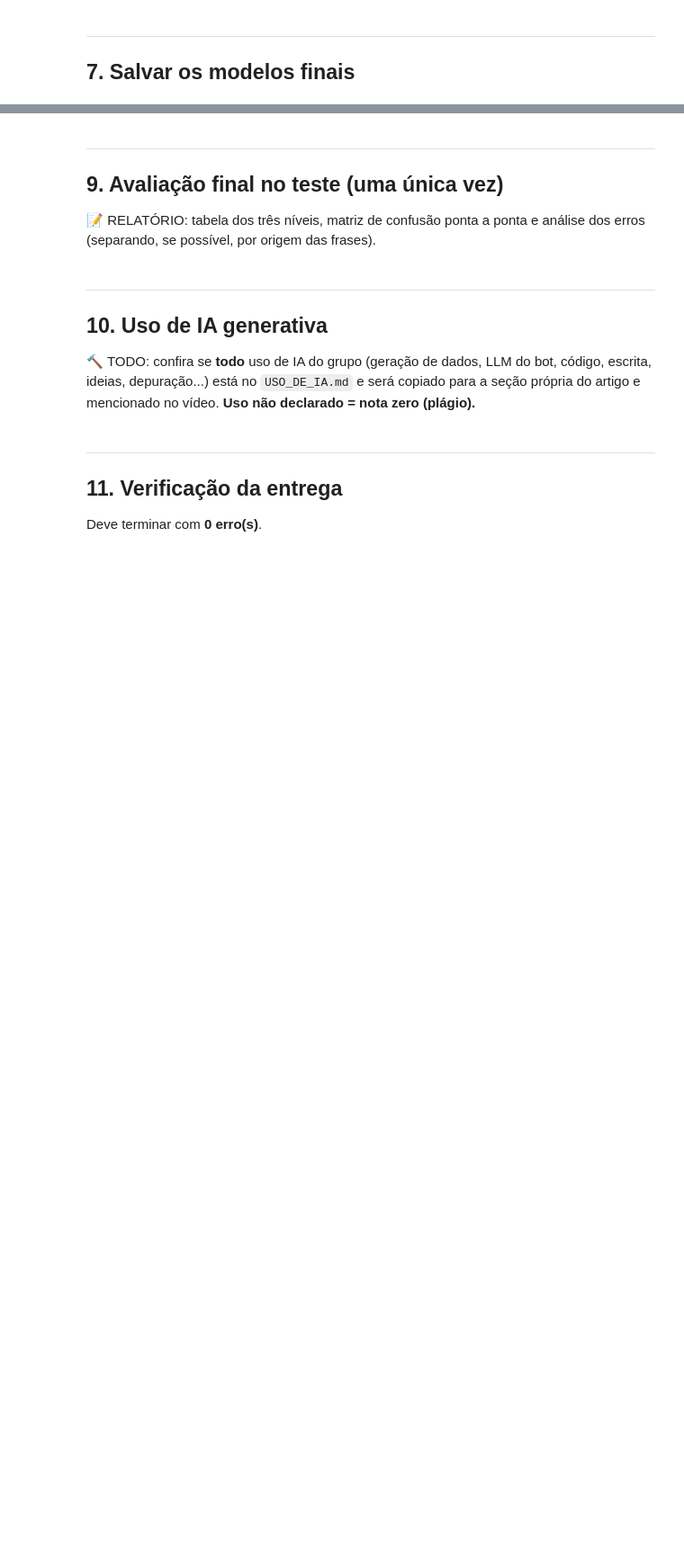
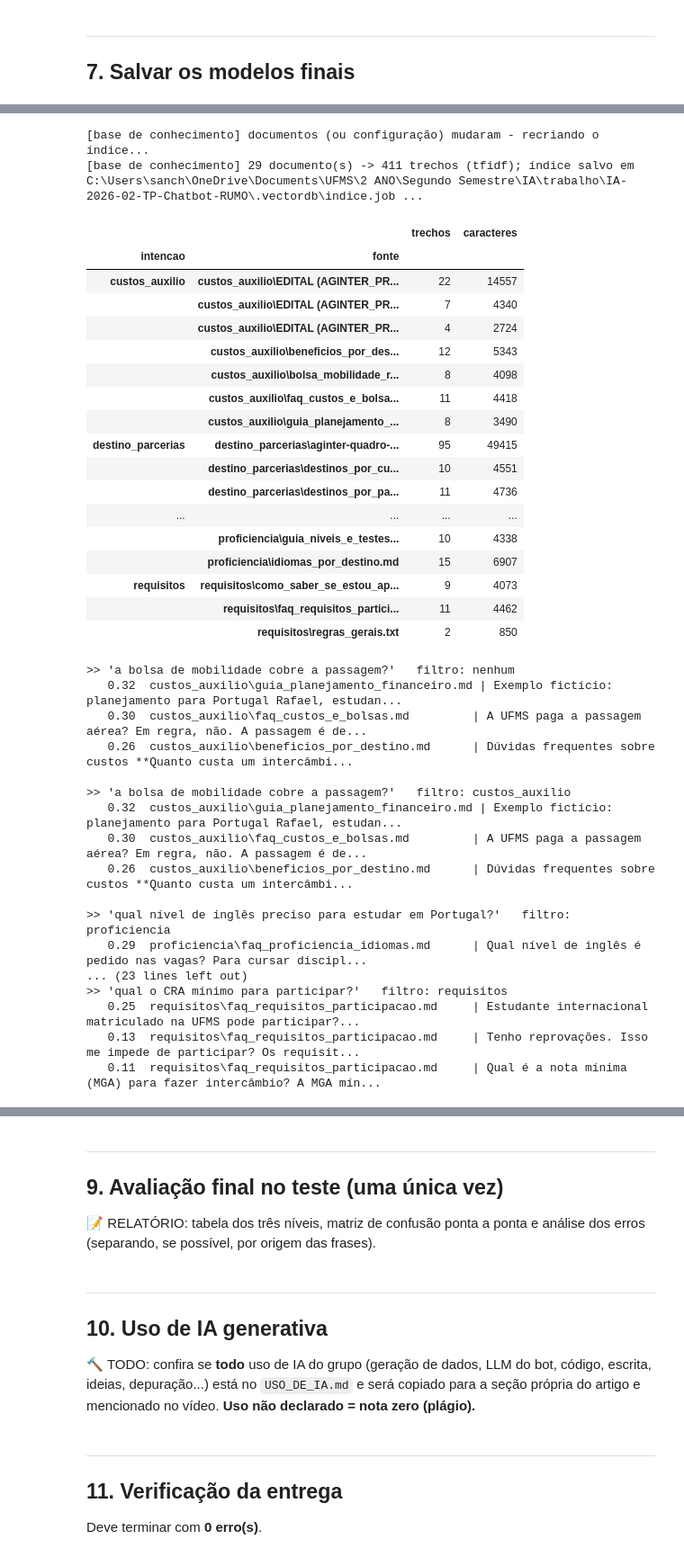
Before and after one commit to peedrocs/IA-2026-02-TP-Chatbot-RUMO, a Jupyter notebook: notebooks/01_trabalho_grupo.ipynb, the cells around one changed output, grey strips where cells are left out. Shown at 90% size. Cells and saved outputs as stored; diff of their text form; code cells hidden in the pictures; blank space fills up the shorter version.

```diff
--- a/notebooks/01_trabalho_grupo.ipynb
+++ b/notebooks/01_trabalho_grupo.ipynb
@@ -665,12 +678,64 @@ Antes: configure a chave no `.env` (ou nos *Secrets* do Colab) e rode
 # %%
 from chatbot.conhecimento import BaseConhecimento
 from chatbot.llm import ClienteLLM, ErroLLM, prompt_intencao
 
 base = BaseConhecimento.carregar_ou_criar(config)   # cria o índice na 1ª vez
 display(base.resumo())
 
-# 🔨 TODO: teste a busca com perguntas do seu domínio (não gasta créditos)
-pergunta, intencao = "TODO: uma pergunta do seu domínio", config.nomes_intencoes[0]
-for tr, sim in base.buscar(pergunta, intencao=intencao):
-    print(f"{sim:.2f}  {tr.fonte} | {tr.texto[:80]!r}")
+def mostrar_busca(pergunta, intencao=None, k=3):
+    print(f">> {pergunta!r}   filtro: {intencao or 'nenhum'}")
+    for tr, sim in base.buscar(pergunta, intencao=intencao, k=k):
+        pag = f", p. {tr.pagina}" if tr.pagina else ""
+        print(f"   {sim:.2f}  {tr.fonte + pag:45s} | {tr.texto[:60].replace(chr(10), ' ')}...")
+    print()
+
+# com e sem filtro de intenção, para mostrar o efeito do filtro
+mostrar_busca("a bolsa de mobilidade cobre a passagem?")
+mostrar_busca("a bolsa de mobilidade cobre a passagem?", intencao="custos_auxilio")
+
+# uma pergunta por intenção
+mostrar_busca("qual nível de inglês preciso para estudar em Portugal?", intencao="proficiencia")
+mostrar_busca("quais universidades parceiras existem na Espanha?", intencao="destino_parcerias")
+mostrar_busca("posso fazer um semestre em outra federal pela Andifes?", intencao="mobilidade_nacional")
+mostrar_busca("preciso de visto para estudar na França?", intencao="documentos_viagem")
+mostrar_busca("quando abrem as inscrições do edital?", intencao="inscricao")
+mostrar_busca("qual o CRA mínimo para participar?", intencao="requisitos")
+# %% [output]
+[base de conhecimento] documentos (ou configuração) mudaram - recriando o índice...
+[base de conhecimento] 29 documento(s) -> 411 trechos (tfidf); índice salvo em C:\Users\sanch\OneDrive\Documents\UFMS\2 ANO\Segundo Semestre\IA\trabalho\IA-2026-02-TP-Chatbot-RUMO\.vectordb\indice.job ...
+|  |  | trechos | caracteres |
+| intencao | fonte |  |  |
+| custos_auxilio | custos_auxilio\EDITAL (AGINTER_PR... | 22 | 14557 |
+|  | custos_auxilio\EDITAL (AGINTER_PR... | 7 | 4340 |
+|  | custos_auxilio\EDITAL (AGINTER_PR... | 4 | 2724 |
+|  | custos_auxilio\beneficios_por_des... | 12 | 5343 |
+|  | custos_auxilio\bolsa_mobilidade_r... | 8 | 4098 |
+|  | custos_auxilio\faq_custos_e_bolsa... | 11 | 4418 |
+|  | custos_auxilio\guia_planejamento_... | 8 | 3490 |
+| destino_parcerias | destino_parcerias\aginter-quadro-... | 95 | 49415 |
+|  | destino_parcerias\destinos_por_cu... | 10 | 4551 |
+|  | destino_parcerias\destinos_por_pa... | 11 | 4736 |
+| ... | ... | ... | ... |
+|  | proficiencia\guia_niveis_e_testes... | 10 | 4338 |
+|  | proficiencia\idiomas_por_destino.md | 15 | 6907 |
+| requisitos | requisitos\como_saber_se_estou_ap... | 9 | 4073 |
+|  | requisitos\faq_requisitos_partici... | 11 | 4462 |
+|  | requisitos\regras_gerais.txt | 2 | 850 |
+>> 'a bolsa de mobilidade cobre a passagem?'   filtro: nenhum
+   0.32  custos_auxilio\guia_planejamento_financeiro.md | Exemplo fictício: planejamento para Portugal Rafael, estudan...
+   0.30  custos_auxilio\faq_custos_e_bolsas.md         | A UFMS paga a passagem aérea? Em regra, não. A passagem é de...
+   0.26  custos_auxilio\beneficios_por_destino.md      | Dúvidas frequentes sobre custos **Quanto custa um intercâmbi...
+
+>> 'a bolsa de mobilidade cobre a passagem?'   filtro: custos_auxilio
+   0.32  custos_auxilio\guia_planejamento_financeiro.md | Exemplo fictício: planejamento para Portugal Rafael, estudan...
+   0.30  custos_auxilio\faq_custos_e_bolsas.md         | A UFMS paga a passagem aérea? Em regra, não. A passagem é de...
+   0.26  custos_auxilio\beneficios_por_destino.md      | Dúvidas frequentes sobre custos **Quanto custa um intercâmbi...
+
+>> 'qual nível de inglês preciso para estudar em Portugal?'   filtro: proficiencia
+   0.29  proficiencia\faq_proficiencia_idiomas.md      | Qual nível de inglês é pedido nas vagas? Para cursar discipl...
+... (23 lines left out)
+>> 'qual o CRA mínimo para participar?'   filtro: requisitos
+   0.25  requisitos\faq_requisitos_participacao.md     | Estudante internacional matriculado na UFMS pode participar?...
+   0.13  requisitos\faq_requisitos_participacao.md     | Tenho reprovações. Isso me impede de participar? Os requisit...
+   0.11  requisitos\faq_requisitos_participacao.md     | Qual é a nota mínima (MGA) para fazer intercâmbio? A MGA mín...
 # %%
```
Also changed, not shown: parts of 15 cells of this notebook, 3 other files.
